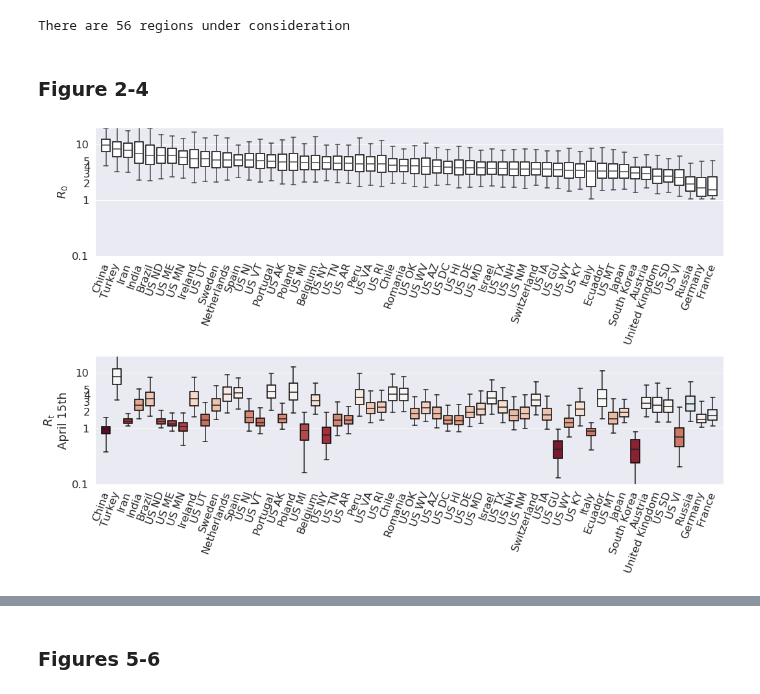
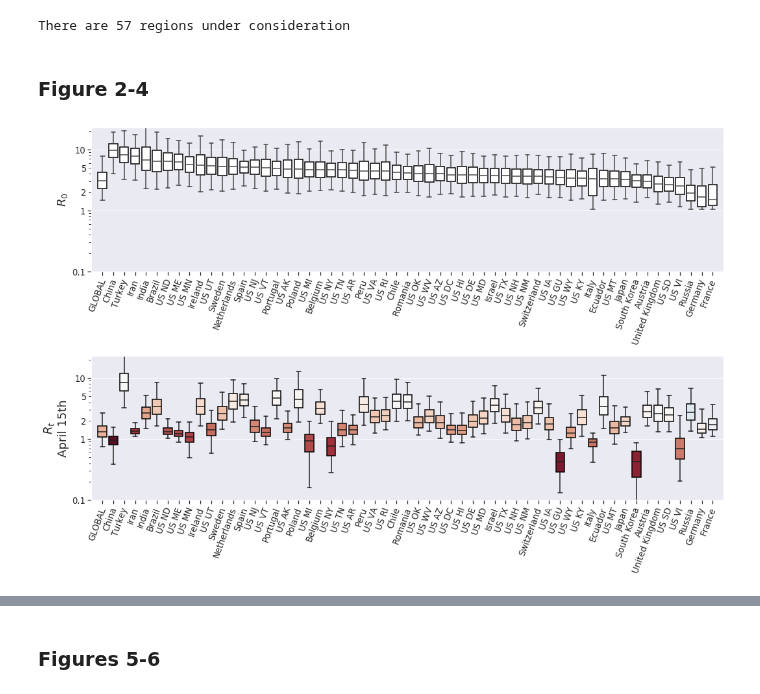
Before and after one commit to ccc1685/covid-19, a Jupyter notebook: notebooks/model_reports/figures.ipynb, the cells around one changed output, grey strips where cells are left out. Drawn from its saved outputs; the diff is of its cells as text; code cells hidden in the pictures.

Commit message:
Updated figures

```diff
--- a/notebooks/model_reports/figures.ipynb
+++ b/notebooks/model_reports/figures.ipynb
@@ -41,20 +41,43 @@ df = add_april_15th(df, ['Rt', 'car', 'ifr'])
+# %%
+def get_global(df):
+    # Compute global stats
+    df = df.drop('AA Global', errors='ignore')
+    df.columns.name = 'param'
+    means = df.unstack('roi').loc['mean'].unstack('param')
+    weights = (1/df.unstack('roi').loc['std']**2).fillna(0).unstack('param')
+    global_mean = (means*weights).sum() / weights.sum()
+    global_sd = ((weights*((means - global_mean)**2)).sum()/weights.sum())**(1/2)
+    df.loc[('GLOBAL', 'mean'), :] = global_mean
+    df.loc[('GLOBAL', 'std'), :] = global_sd
+    for quantile in ['0.025', '0.25', '0.5', '0.75', '0.975']:
+        vals = df.unstack('roi').loc[quantile].unstack('param')
+        df.loc[('GLOBAL', quantile), :] = (vals*weights).sum() / weights.sum()
+    #df = df.sort_index()
+    #gl = df.loc['Global']
+    return df
+
+df = get_global(df)
 # %%
 # Restrict ROIs for some analyses
-rois = list(df['roi'].unique())
+rois = list(df.index.unique(level='roi'))
 roi_us = sorted([r for r in rois if r[:3]=='US '])
 top25 = pd.read_csv(product_path / "top25.csv", index_col=0, header=None).index
 top25 = top25.map(fix_region_name)
 roi_other = sorted(list(top25) + ['China'])
-rois = roi_us + roi_other
-df_top = df[df['roi'].isin(rois)]
+rois = roi_us + roi_other + ['GLOBAL']
+df_top = df.loc[rois]
 print("There are %d regions under consideration" % len(rois))
 # %% [output]
-There are 56 regions under consideration
+There are 57 regions under consideration
 # %% [markdown]
 ### Figure 2-4
 # %%
+def clean_df(df, stat):
+    result = df[stat].unstack('quantile')
+    return result
+
 def box_vs_roi(df, stat, labl, sort=True, low=0.12, high=22, palette=None, ax=None, subtract=None):
-    sns.set(font_scale=1.2, rc={'ytick.left': True})
+    sns.set(font_scale=1.2, rc={'ytick.left': True, 'xtick.bottom': True})
     if ax is None:
         fig = plt.figure(figsize=(15, 5))
     else:
@@ -65,6 +88,7 @@ def box_vs_roi(df, stat, labl, sort=True, low=0.12, high=22, palette=None, ax=No
         clean = clean.sort_values('0.5', ascending=False)
     elif sort is not False:
         clean = clean.loc[sort]
+    clean = clean.loc[['GLOBAL'] + list(clean.index.drop('GLOBAL'))]
     if subtract:
         clean2 = clean_df(df, subtract)
         clean2 = clean2.loc[clean.index]
@@ -80,12 +104,13 @@ def box_vs_roi(df, stat, labl, sort=True, low=0.12, high=22, palette=None, ax=No
         box.set_edgecolor('black')
         if palette is None:
             box.set_facecolor('white')
-    ax.set_xticklabels(ax.get_xticklabels(), rotation=70);
+    xlabels = ax.get_xticklabels()
+    ax.set_xticklabels(xlabels, rotation=70);
     ax.set_yscale('log')
-    if 'R' in stat:
+    if True:#'R' in stat:
         ax.yaxis.set_major_formatter(FuncFormatter(lambda x,_: "%d"%x if x>=1 else '%.1g'%x))
-        ax.yaxis.set_minor_formatter(FuncFormatter(lambda x,_: "%d"%x if 1 < x < 6 else ''))
-    dx = 7/72.; dy = 0/72.
+        ax.yaxis.set_minor_formatter(FuncFormatter(lambda x,_: "%d"%x if x in [2, 5] else ''))
+    dx = 8/72.; dy = 0/72.
     ax.margins(x=0.01, y=0.01)
     offset = matplotlib.transforms.ScaledTranslation(dx, dy, fig.dpi_scale_trans)
     for label in ax.get_xticklabels():
@@ -99,12 +124,12 @@ def box_vs_roi(df, stat, labl, sort=True, low=0.12, high=22, palette=None, ax=No
 # %%
 # Figure 2
 fig, ax = plt.subplots(2, 1, figsize=(15, 10))
-rois = box_vs_roi(df_top, 'R0', '$R_0$', ax=ax[0], low=0.1, high=20);
-box_vs_roi(df_top, 'Rt (April 15th)', '$R_t$\nApril 15th', low=0.1, high=20, ax=ax[1], subtract='R0', sort=rois);
+rois = box_vs_roi(df_top, 'R0', '$R_0$', ax=ax[0], low=0.1, high=23);
+box_vs_roi(df_top, 'Rt (April 15th)', '$R_t$\nApril 15th', low=0.1, high=23, ax=ax[1], subtract='R0', sort=rois);
 plt.tight_layout()
 plt.savefig('Fig1ab.png', dpi=400)
 # %% [output]
-[figure, old version]
+[figure, new version]
 # %%
 # Figure 3
 fig, ax = plt.subplots(2, 1, figsize=(15, 10))
```
Also changed, not shown: parts of 11 cells of this notebook.
